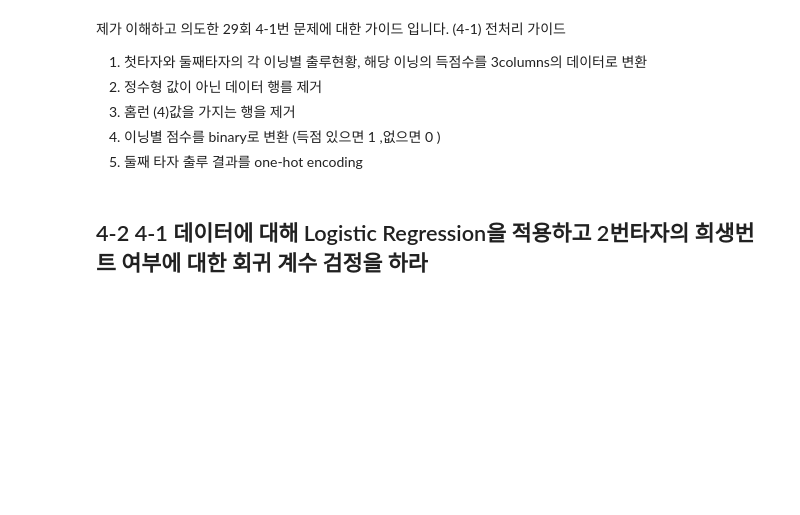
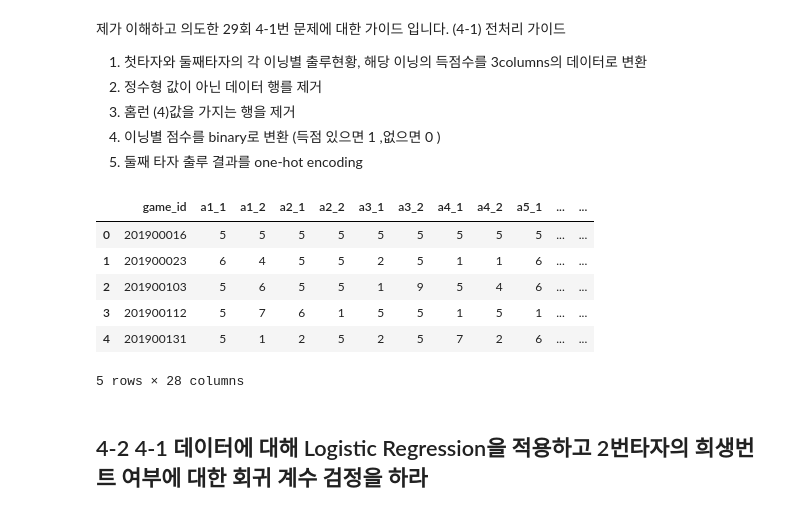
Before and after one commit to kjh8331267/ADP_Study, a Jupyter notebook: 29_부산.ipynb, the cells around one changed output. Cells and saved outputs as stored; diff of their text form; code cells hidden in the pictures; blank space fills up the shorter version.

```diff
--- a/29_부산.ipynb
+++ b/29_부산.ipynb
@@ -312,6 +347,17 @@ A 야구구단의 시합 결과중 일부를 나타낸다.
 3. 홈런 (4)값을 가지는 행을 제거
 4. 이닝별 점수를 binary로 변환 (득점 있으면 1 ,없으면 0 )
 5. 둘째 타자 출루 결과를 one-hot encoding
+# %%
+df =pd.read_csv('https://raw.githubusercontent.com/Datamanim/datarepo/main/adp/29/p2_.csv',encoding= 'cp949')
+df.head()
+# %% [output]
+|  | game_id | a1_1 | a1_2 | a2_1 | a2_2 | a3_1 | a3_2 | a4_1 | a4_2 | a5_1 | ... | ... |
+| 0 | 201900016 | 5 | 5 | 5 | 5 | 5 | 5 | 5 | 5 | 5 | ... | ... |
+| 1 | 201900023 | 6 | 4 | 5 | 5 | 2 | 5 | 1 | 1 | 6 | ... | ... |
+| 2 | 201900103 | 5 | 6 | 5 | 5 | 1 | 9 | 5 | 4 | 6 | ... | ... |
+| 3 | 201900112 | 5 | 7 | 6 | 1 | 5 | 5 | 1 | 5 | 1 | ... | ... |
+| 4 | 201900131 | 5 | 1 | 2 | 5 | 2 | 5 | 7 | 2 | 6 | ... | ... |
+5 rows × 28 columns
 # %% [markdown]
 ## 4-2 4-1 데이터에 대해 Logistic Regression을 적용하고 2번타자의 희생번트 여부에 대한 회귀 계수 검정을 하라
 # %% [markdown]
```
Also changed, not shown: parts of 12 cells of this notebook, 1 other file.
